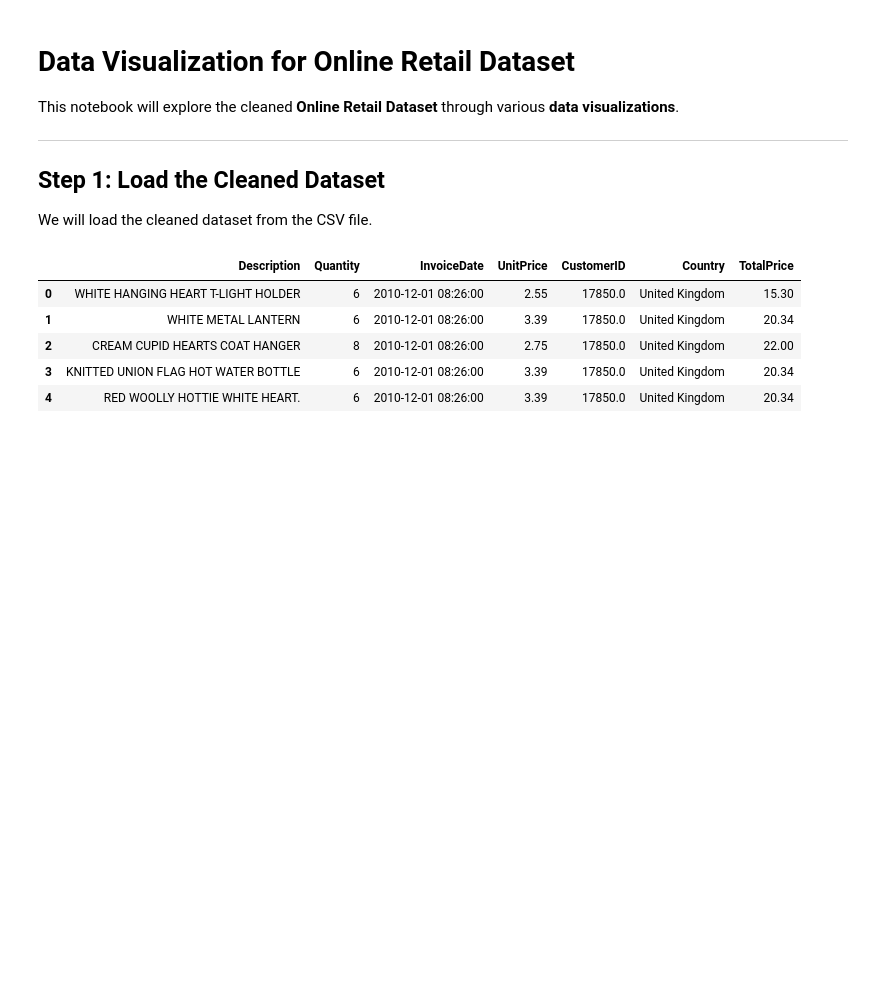
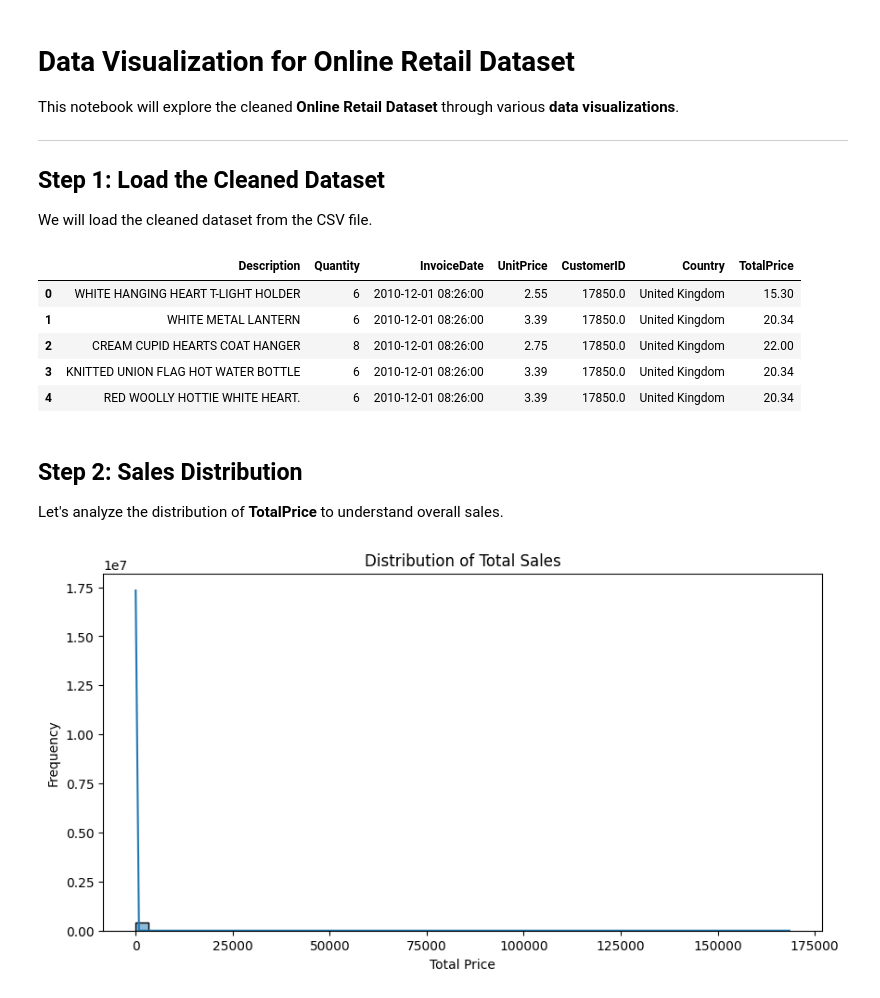
Before and after one commit to zainhaidar16/EcommerceSalesETL, a Jupyter notebook: DataVisualization.ipynb, the cells around one changed output. Drawn from its saved outputs; the diff is of its cells as text; code cells hidden in the pictures; blank space fills up the shorter version.

Commit message:
Add exploratory analysis notebook for Ecommerce Sales dataset

```diff
--- a/DataVisualization.ipynb
+++ b/DataVisualization.ipynb
@@ -23,3 +23,16 @@ df.head()
 | 2 | CREAM CUPID HEARTS COAT HANGER | 8 | 2010-12-01 08:26:00 | 2.75 | 17850.0 | United Kingdom | 22.00 |
 | 3 | KNITTED UNION FLAG HOT WATER BOTTLE | 6 | 2010-12-01 08:26:00 | 3.39 | 17850.0 | United Kingdom | 20.34 |
 | 4 | RED WOOLLY HOTTIE WHITE HEART. | 6 | 2010-12-01 08:26:00 | 3.39 | 17850.0 | United Kingdom | 20.34 |
+# %% [markdown]
+## **Step 2: Sales Distribution**
+Let's analyze the distribution of **TotalPrice** to understand overall sales.
+# %%
+# Sales distribution
+plt.figure(figsize=(10, 5))
+sns.histplot(df['TotalPrice'], bins=50, kde=True)
+plt.title("Distribution of Total Sales")
+plt.xlabel("Total Price")
+plt.ylabel("Frequency")
+plt.show()
+# %% [output]
+[figure, added]
```
Also changed, not shown: parts of 9 cells of this notebook.
